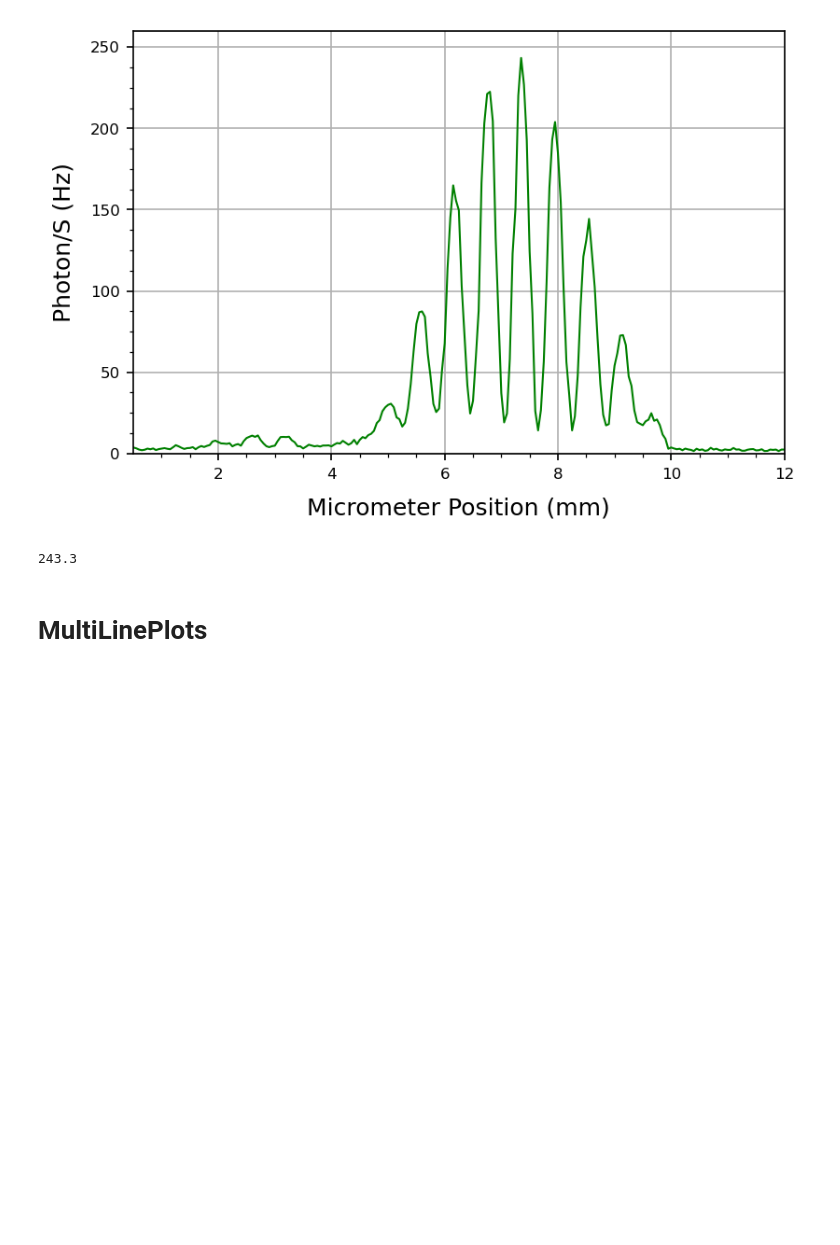
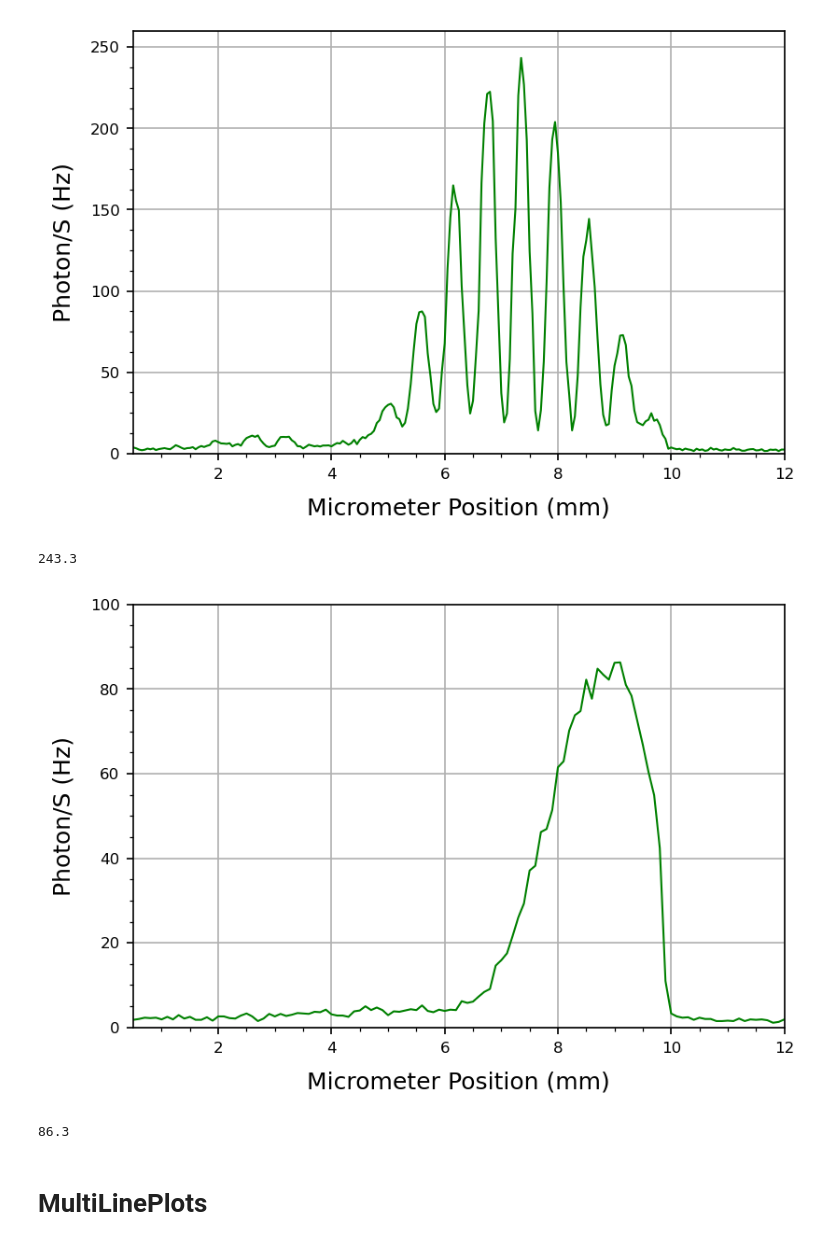
Before and after one commit to parallax-xallaraq/PHSX616, a Jupyter notebook: Lab1 - Two Slit Interference/Code/BasicDataPlotting.ipynb, the cells around one changed output. Cells and saved outputs as stored; diff of their text form; code cells hidden in the pictures; blank space fills up the shorter version.

```diff
--- a/Lab1 - Two Slit Interference/Code/BasicDataPlotting.ipynb
+++ b/Lab1 - Two Slit Interference/Code/BasicDataPlotting.ipynb
@@ -133,6 +135,21 @@ print(max(tables['Bulb 2s t3']['Photon/S (Hz)']))
 # %% [output]
 [figure]
 243.3
+# %%
+myplt.PlotXY(
+    x = tables['Bulb 1s']['Micrometer Position (mm)'],
+    y = tables['Bulb 1s']['Photon/S (Hz)'],
+    xlab = 'Micrometer Position (mm)',
+    ylab = 'Photon/S (Hz)',
+    color = colors['Bulb'],
+    xlim = [0.5,12],
+    ylim = [0,100],
+    fileName = path_fig + 'Bulb1s.png'
+)
+print(max(tables['Bulb 1s']['Photon/S (Hz)']))
+# %% [output]
+[figure, added]
+86.3
 # %% [markdown]
 # MultiLinePlots
 # %%
```
Also changed, not shown: parts of 6 cells of this notebook, 7 other files.
